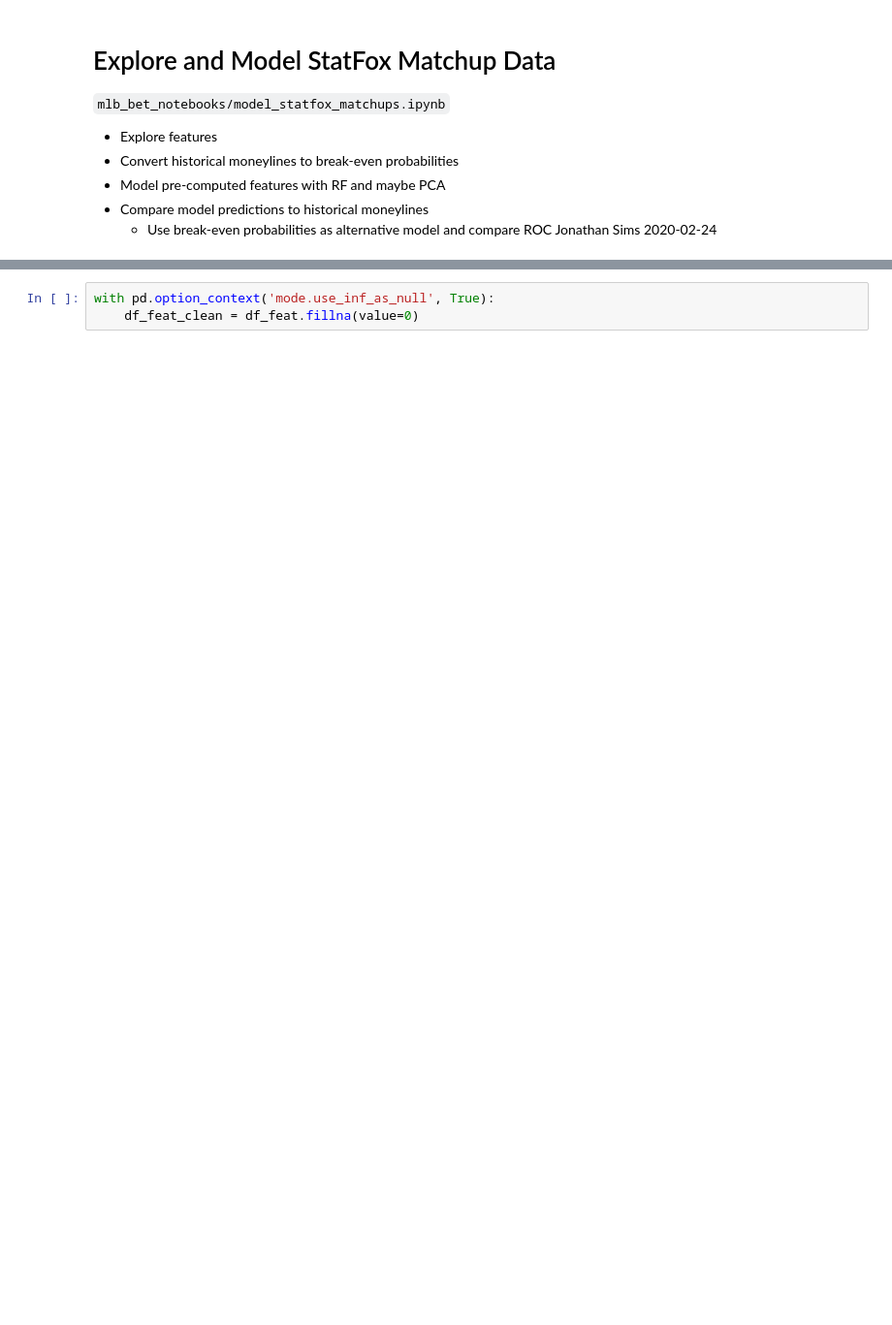
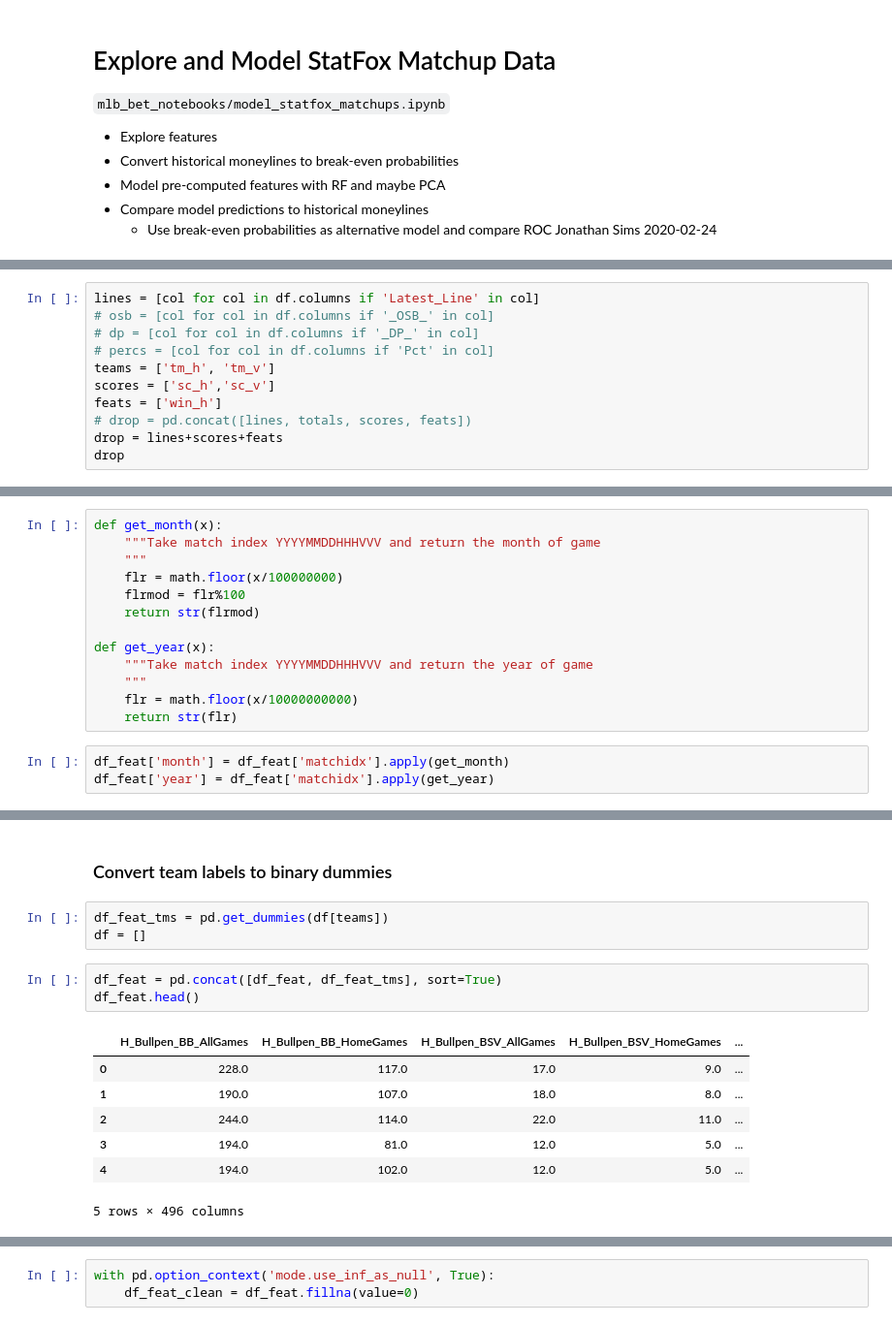
Before and after one commit to etothexipi/mlb_bet_notebooks, a Jupyter notebook: model_statfox_matchups.ipynb, the cells around one changed output, grey strips where cells are left out. Shown: that part at 97% size. Saved outputs shown, nothing was run; the diff lists cells and outputs as text; blank space fills up the shorter version.

```diff
--- a/model_statfox_matchups.ipynb
+++ b/model_statfox_matchups.ipynb
@@ -97,0 +134,11 @@ roc_auc_score(df_targ_keeps, df_lateline_prob)
+# %%
+lines = [col for col in df.columns if 'Latest_Line' in col]
+# osb = [col for col in df.columns if '_OSB_' in col]
+# dp = [col for col in df.columns if '_DP_' in col]
+# percs = [col for col in df.columns if 'Pct' in col]
+teams = ['tm_h', 'tm_v']
+scores = ['sc_h','sc_v']
+feats = ['win_h']
+# drop = pd.concat([lines, totals, scores, feats])
+drop = lines+scores+feats
+drop
@@ -97,0 +156,16 @@ roc_auc_score(df_targ_keeps, df_lateline_prob)
+# %%
+def get_month(x):
+    """Take match index YYYYMMDDHHHVVV and return the month of game
+    """
+    flr = math.floor(x/100000000)
+    flrmod = flr%100
+    return str(flrmod)
+
+def get_year(x):
+    """Take match index YYYYMMDDHHHVVV and return the year of game
+    """
+    flr = math.floor(x/10000000000)
+    return str(flr)
+# %%
+df_feat['month'] = df_feat['matchidx'].apply(get_month)
+df_feat['year'] = df_feat['matchidx'].apply(get_year)
@@ -97,0 +233,16 @@ roc_auc_score(df_targ_keeps, df_lateline_prob)
+# %% [markdown]
+### Convert team labels to binary dummies
+# %%
+df_feat_tms = pd.get_dummies(df[teams])
+df = []
+# %%
+df_feat = pd.concat([df_feat, df_feat_tms], sort=True)
+df_feat.head()
+# %% [output]
+|  | H_Bullpen_BB_AllGames | H_Bullpen_BB_HomeGames | H_Bullpen_BSV_AllGames | H_Bullpen_BSV_HomeGames | ... |
+| 0 | 228.0 | 117.0 | 17.0 | 9.0 | ... |
+| 1 | 190.0 | 107.0 | 18.0 | 8.0 | ... |
+| 2 | 244.0 | 114.0 | 22.0 | 11.0 | ... |
+| 3 | 194.0 | 81.0 | 12.0 | 5.0 | ... |
+| 4 | 194.0 | 102.0 | 12.0 | 5.0 | ... |
+5 rows × 496 columns
```
Also changed, not shown: parts of 60 cells of this notebook.
